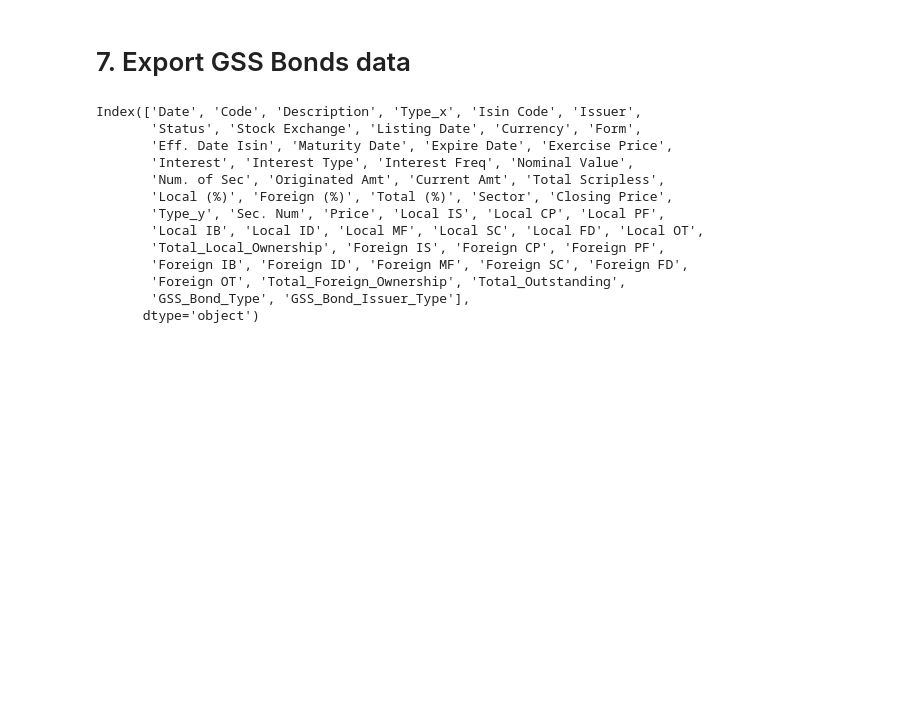
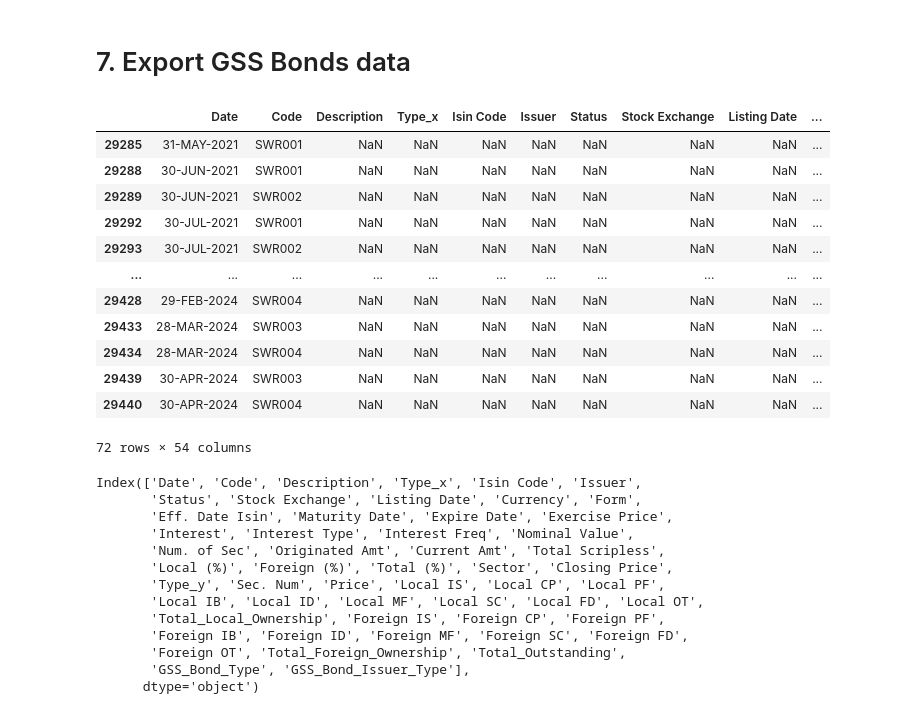
Before and after one commit to mihoku/data-preparation-indonesia-green-bonds, a Jupyter notebook: General-Data-Prep.ipynb, the cells around one changed output. Saved outputs shown, nothing was run; the diff lists cells and outputs as text; code cells hidden in the pictures; blank space fills up the shorter version.

Commit message:
fix labelling function

```diff
--- a/General-Data-Prep.ipynb
+++ b/General-Data-Prep.ipynb
@@ -287,7 +302,7 @@ green_sukuk = ['ST006','ST007','ST008','ST009','ST010T4','ST011T2','ST011T4','ST
 gss_bond_data = bond_data[(bond_data['Description'].str.contains('BKLJ') | bond_data['Description'].str.contains('BERKELANJUTAN') |   # First keyword: sustainable or berkelanjutan
                           bond_data['Description'].str.contains('GREEN ') |    # Second keyword: green (with whitespace after)
                           bond_data['Description'].str.contains('LINGKUNGAN') |   # Third keyword: environment or lingkungan
-                          bond_data['Code'].isin(green_sukuk) | (bond_data['Code'].str.contains('SWR') & bond_data['Type_y']=='SBSN')) &   # sovereign sukuk is not listed in master data, therefore it has to be identified manually
+                          bond_data['Code'].isin(green_sukuk) | (bond_data['Code'].str.contains('SWR') & bond_data['Type_y'].str.contains('SBSN'))) &   # sovereign sukuk is not listed in master data, therefore it has to be identified manually
                           bond_data['Foreign OT'].notnull()   # Ownership data is not null, representing that the bond has been traded in public
                           ].reset_index(drop=True)
 gss_bond_data.info()
@@ -327,13 +342,21 @@ def gss_bond_type_labeller(row):
     -------
     row_label
     '''
+    if isinstance(row['Description'],str):
+        if ('SBSN' in row['Type_y'] and ('ST0' in row['Code']  or 'PBSG' in row['Code'])) or 'GREEN ' in row['Description'] or 'LINGKUNGAN' in row['Description']:
+            row_label = 'Green Bonds'
+        elif 'SOSIAL' in row['Description'] or ('SWR' in row['Code'] and 'SBSN' in row['Type_y']):
+            row_label = 'Social Bonds'
+        else:
+            row_label = 'Sustainability Bonds'
+    else:
+        if ('SBSN' in row['Type_y'] and ('ST0' in row['Code']  or 'PBSG' in row['Code'])):
+            row_label = 'Green Bonds'
+        elif ('SWR' in row['Code'] and 'SBSN' in row['Type_y']):
+            row_label = 'Social Bonds'
+        else:
+            row_label = 'Sustainability Bonds'
 
-    if ('ST0' in row['Code'] and row['Type_y']=='SBSN') or ('PBSG' in row['Code'] and row['Type_y']=='SBSN') or 'GREEN ' in row['Description'] or 'LINGKUNGAN' in row['Description']:
-        row_label = 'Green Bonds'
-    elif 'SOSIAL' in row['Description'] or ('SWR' in row['Code'] and row['Type_y']=='SBSN'):
-        row_label = 'Social Bonds'
-    else:
-        row_label = 'Sustainability Bonds'
     return row_label
 # %% [markdown]
 ## 6.2 Create criteria function for labelling GSS Bond issuer type
@@ -352,7 +375,7 @@ def gss_bond_issuer_labeller(row):
     row_label
     '''
 
-    if row['Type_y']=='SBSN':
+    if 'SBSN' in row['Type_y']:
         row_label = 'Government'
     elif 'PERSERO' in row['Issuer'] or 'BANK PEMBANGUNAN DAERAH' in row['Issuer']:
         row_label = 'State-owned Enterprise'
@@ -397,6 +440,22 @@ memory usage: 12.1+ MB
 # 7. Export GSS Bonds data
 # %%
 gss_bond_data.to_csv('Indonesia_GSS_Bonds_Data.txt', sep='#',index=False)
+# %%
+gss_bond_data[gss_bond_data['Code'].str.contains('SWR')]
+# %% [output]
+|  | Date | Code | Description | Type_x | Isin Code | Issuer | Status | Stock Exchange | Listing Date | ... |
+| 29285 | 31-MAY-2021 | SWR001 | NaN | NaN | NaN | NaN | NaN | NaN | NaN | ... |
+| 29288 | 30-JUN-2021 | SWR001 | NaN | NaN | NaN | NaN | NaN | NaN | NaN | ... |
+| 29289 | 30-JUN-2021 | SWR002 | NaN | NaN | NaN | NaN | NaN | NaN | NaN | ... |
+| 29292 | 30-JUL-2021 | SWR001 | NaN | NaN | NaN | NaN | NaN | NaN | NaN | ... |
+| 29293 | 30-JUL-2021 | SWR002 | NaN | NaN | NaN | NaN | NaN | NaN | NaN | ... |
+| ... | ... | ... | ... | ... | ... | ... | ... | ... | ... | ... |
+| 29428 | 29-FEB-2024 | SWR004 | NaN | NaN | NaN | NaN | NaN | NaN | NaN | ... |
+| 29433 | 28-MAR-2024 | SWR003 | NaN | NaN | NaN | NaN | NaN | NaN | NaN | ... |
+| 29434 | 28-MAR-2024 | SWR004 | NaN | NaN | NaN | NaN | NaN | NaN | NaN | ... |
+| 29439 | 30-APR-2024 | SWR003 | NaN | NaN | NaN | NaN | NaN | NaN | NaN | ... |
+| 29440 | 30-APR-2024 | SWR004 | NaN | NaN | NaN | NaN | NaN | NaN | NaN | ... |
+72 rows × 54 columns
 # %%
 gss_bond_data.columns
 # %% [output]
```
Also changed, not shown: parts of 5 cells of this notebook.
